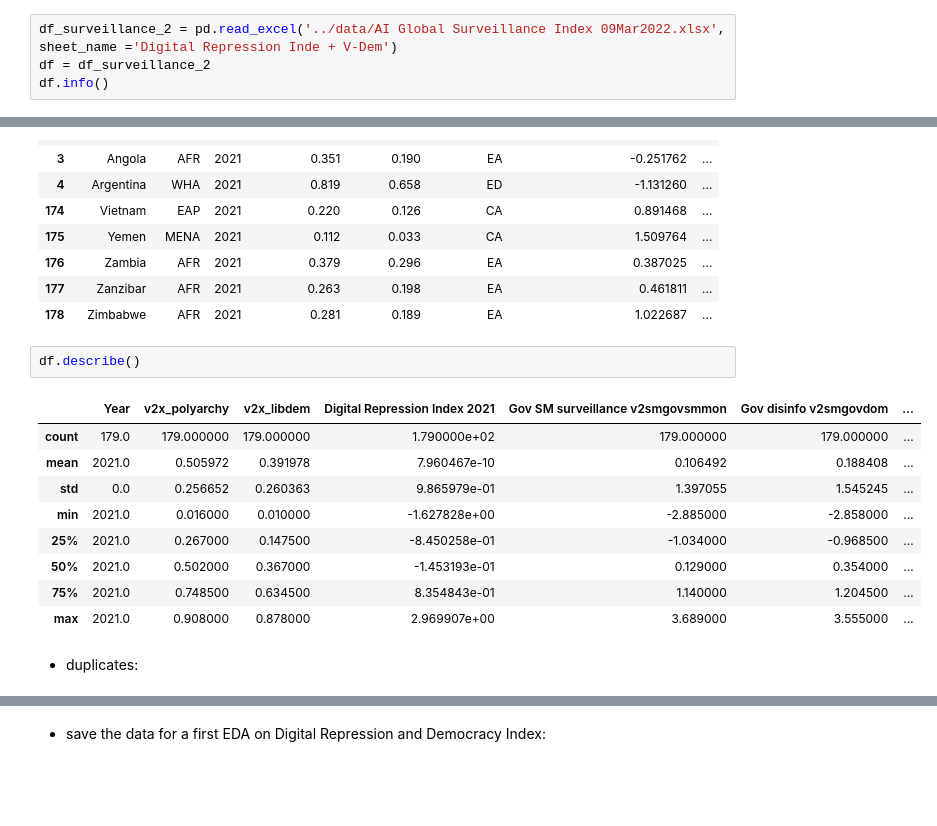
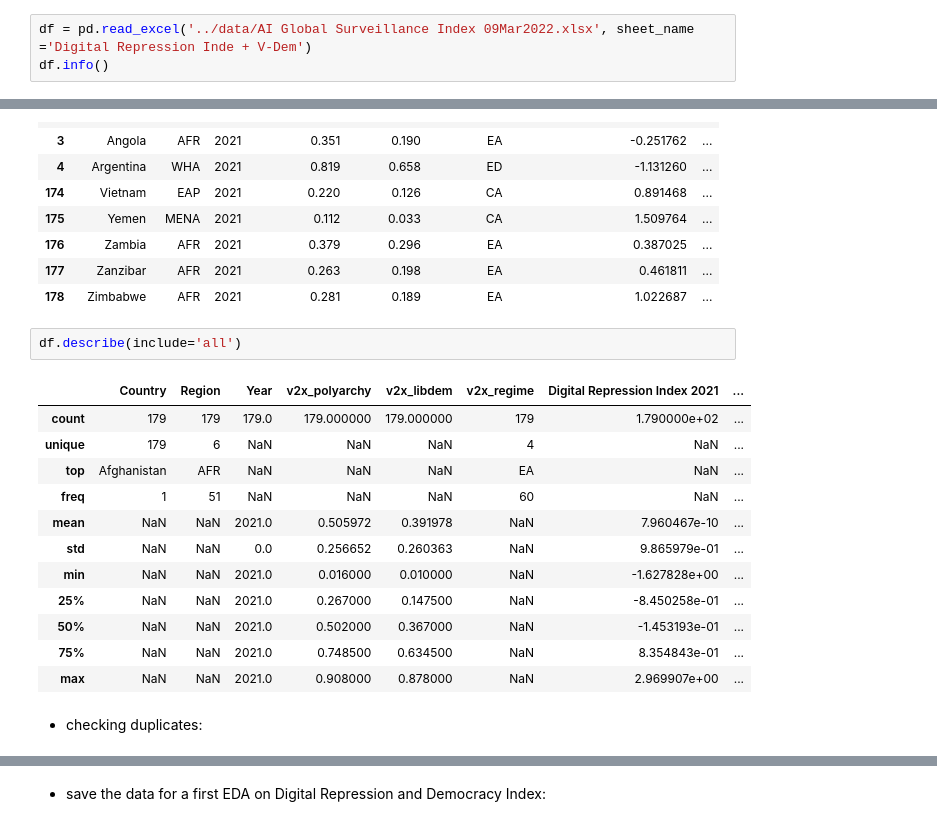
Before and after one commit to irene-glez/Digital-Repression-EDA, a Jupyter notebook: src/notebooks/data_cleaning.ipynb, the cells around one changed output, grey strips where cells are left out. Cells and saved outputs as stored; diff of their text form; blank space fills up the shorter version.

```diff
--- a/src/notebooks/data_cleaning.ipynb
+++ b/src/notebooks/data_cleaning.ipynb
@@ -12,6 +11,5 @@ import numpy as np
 # %%
-df_surveillance_2 = pd.read_excel('../data/AI Global Surveillance Index 09Mar2022.xlsx', sheet_name ='Digital Repression Inde + V-Dem')
-df = df_surveillance_2
+df = pd.read_excel('../data/AI Global Surveillance Index 09Mar2022.xlsx', sheet_name ='Digital Repression Inde + V-Dem')
 df.info()
 # %% [output]
 <class 'pandas.core.frame.DataFrame'>
@@ -99,17 +77,20 @@ df.head().append(df.tail())
 | 177 | Zanzibar | AFR | 2021 | 0.263 | 0.198 | EA | 0.461811 | ... |
 | 178 | Zimbabwe | AFR | 2021 | 0.281 | 0.189 | EA | 1.022687 | ... |
 # %%
-df.describe()
+df.describe(include='all')
 # %% [output]
-|  | Year | v2x_polyarchy | v2x_libdem | Digital Repression Index 2021 | Gov SM surveillance v2smgovsmmon | Gov disinfo v2smgovdom | ... |
-| count | 179.0 | 179.000000 | 179.000000 | 1.790000e+02 | 179.000000 | 179.000000 | ... |
-| mean | 2021.0 | 0.505972 | 0.391978 | 7.960467e-10 | 0.106492 | 0.188408 | ... |
-| std | 0.0 | 0.256652 | 0.260363 | 9.865979e-01 | 1.397055 | 1.545245 | ... |
-| min | 2021.0 | 0.016000 | 0.010000 | -1.627828e+00 | -2.885000 | -2.858000 | ... |
-| 25% | 2021.0 | 0.267000 | 0.147500 | -8.450258e-01 | -1.034000 | -0.968500 | ... |
-| 50% | 2021.0 | 0.502000 | 0.367000 | -1.453193e-01 | 0.129000 | 0.354000 | ... |
-| 75% | 2021.0 | 0.748500 | 0.634500 | 8.354843e-01 | 1.140000 | 1.204500 | ... |
-| max | 2021.0 | 0.908000 | 0.878000 | 2.969907e+00 | 3.689000 | 3.555000 | ... |
+|  | Country | Region | Year | v2x_polyarchy | v2x_libdem | v2x_regime | Digital Repression Index 2021 | ... |
+| count | 179 | 179 | 179.0 | 179.000000 | 179.000000 | 179 | 1.790000e+02 | ... |
+| unique | 179 | 6 | NaN | NaN | NaN | 4 | NaN | ... |
+| top | Afghanistan | AFR | NaN | NaN | NaN | EA | NaN | ... |
+| freq | 1 | 51 | NaN | NaN | NaN | 60 | NaN | ... |
+| mean | NaN | NaN | 2021.0 | 0.505972 | 0.391978 | NaN | 7.960467e-10 | ... |
+| std | NaN | NaN | 0.0 | 0.256652 | 0.260363 | NaN | 9.865979e-01 | ... |
+| min | NaN | NaN | 2021.0 | 0.016000 | 0.010000 | NaN | -1.627828e+00 | ... |
+| 25% | NaN | NaN | 2021.0 | 0.267000 | 0.147500 | NaN | -8.450258e-01 | ... |
+| 50% | NaN | NaN | 2021.0 | 0.502000 | 0.367000 | NaN | -1.453193e-01 | ... |
+| 75% | NaN | NaN | 2021.0 | 0.748500 | 0.634500 | NaN | 8.354843e-01 | ... |
+| max | NaN | NaN | 2021.0 | 0.908000 | 0.878000 | NaN | 2.969907e+00 | ... |
 # %% [markdown]
- -  duplicates:
+ -  checking duplicates:
 # %%
```
Also changed, not shown: parts of 23 cells of this notebook, 4 other files.
